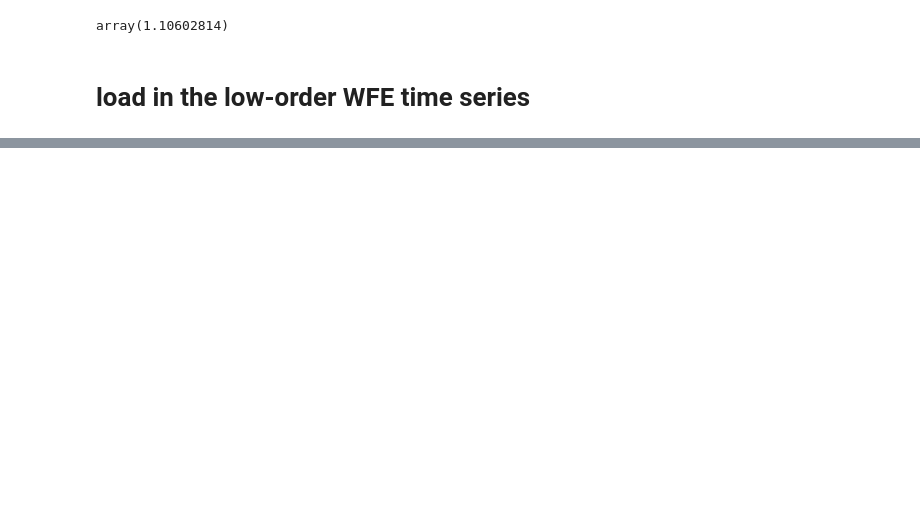
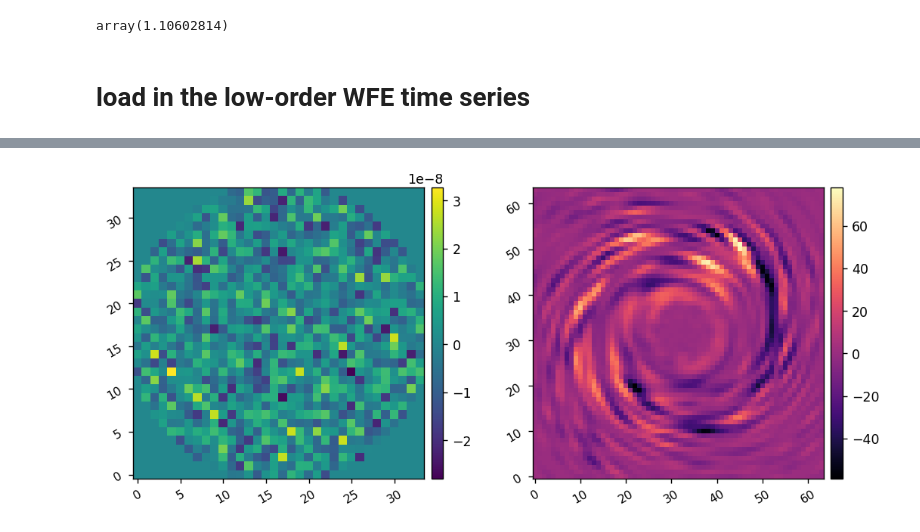
Before and after one commit to uasal/scoob-psf, a Jupyter notebook: notebooks/scoobpsf_llowfsc_threaded.ipynb, the cells around one changed output, grey strips where cells are left out. Saved outputs shown, nothing was run; the diff lists cells and outputs as text; code cells hidden in the pictures; blank space fills up the shorter version.

Commit message:
testing how to use threading to run a process

```diff
--- a/notebooks/scoobpsf_llowfsc_threaded.ipynb
+++ b/notebooks/scoobpsf_llowfsc_threaded.ipynb
@@ -277,0 +188,11 @@ Total mean contrast: 5.760e-09
+# %%
+import threading as th
+
+class Process(th.Timer):
+    def run(self):
+        while not self.finished.wait(self.interval):
+            self.function(*self.args, **self.kwargs)
+##We are now creating a thread timer and controling it
+# process = Repeat(0.01,print,['Repeating'])
+# process.start()
+# process.cancel()
@@ -277,0 +210,5 @@ Total mean contrast: 5.760e-09
+# %%
+process = Process(0.001,run_test,[model, im_ref, True])
+process.start()
+# %% [output]
+[figure, added]
```
Also changed, not shown: parts of 16 cells of this notebook.
